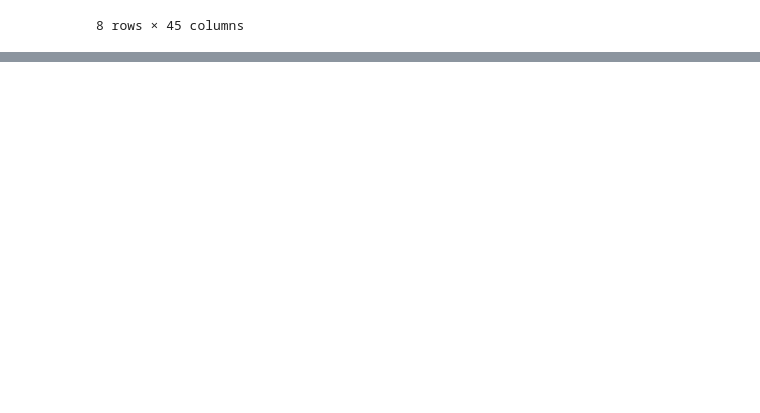
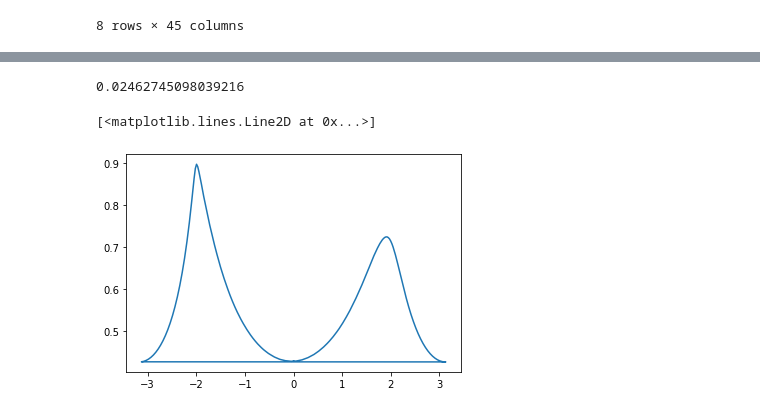
Before and after one commit to ZINZINBIN/Tokamak-Plasma-Operation-Control-based-on-RL, a Jupyter notebook: analysis/PF_current.ipynb, the cells around one changed output, grey strips where cells are left out. Cells and saved outputs as stored; diff of their text form; code cells hidden in the pictures; blank space fills up the shorter version.

```diff
--- a/analysis/PF_current.ipynb
+++ b/analysis/PF_current.ipynb
@@ -183,3 +190,16 @@ df_merged.describe()
 | 75% | 1.870463e+00 | 8.950003e+00 | 5.860354e+00 | -4.562408e+05 | 1.752327e+00 | 4.259450e-01 | 8.270055e-01 | 1.642436e+00 | 1.928289e+00 | 1.297438e+00 | ... | ... |
 | max | 1.374690e+28 | 9.249997e+01 | 5.011832e+03 | 2.720422e+06 | 2.295000e+00 | 1.000000e+00 | 1.000000e+00 | 1.465805e+16 | 1.287984e+16 | 4.662292e+33 | ... | ... |
 8 rows × 45 columns
+# %%
+from src.GSsolver.dataset import PINNDataset
+from src.config import Config
+from torch.utils.data import DataLoader
+
+config = Config()
+cols_0D = config.input_params['GS-solver']['state']
+cols_PFC = config.input_params['GS-solver']['control']
+df = pd.read_csv("./dataset/KSTAR_rl_GS_solver.csv")
+data = PINNDataset(df, cols_0D, cols_PFC)
+dataloader = DataLoader(data, batch_size = 1, num_workers=1, pin_memory=False, drop_last=True, shuffle=True)
+# %%
+sample_data, sample_target = next(iter(dataloader))
@@ -185,0 +208,2 @@ df_merged.describe()
+# %%
+rzbdys = sample_data['rzbdys'].squeeze(0).numpy()
@@ -185,0 +229,9 @@ df_merged.describe()
+# %%
+rc = 0.5 * (min(rzbdys[:,0]) + max(rzbdys[:,0]))
+ind = rzbdys[:,0].argmax()
+zc = rzbdys[ind, 1]
+
+amin = 0.5 * (min(rzbdys[:,0]) - max(rzbdys[:,0]))
+
+r = np.sqrt((rzbdys[:,0] - rc) ** 2 + (rzbdys[:,1] - zc) ** 2)
+theta = np.arctan2((rzbdys[:,1] - zc), (rzbdys[:,0] - rc))
@@ -185,0 +271,9 @@ df_merged.describe()
+# %%
+2 * 3.14 / 255
+# %% [output]
+0.02462745098039216
+# %%
+plt.plot(theta, r)
+# %% [output]
+[<matplotlib.lines.Line2D at 0x...>]
+[figure, added]
```
Also changed, not shown: parts of 21 cells of this notebook, 57 other files.
